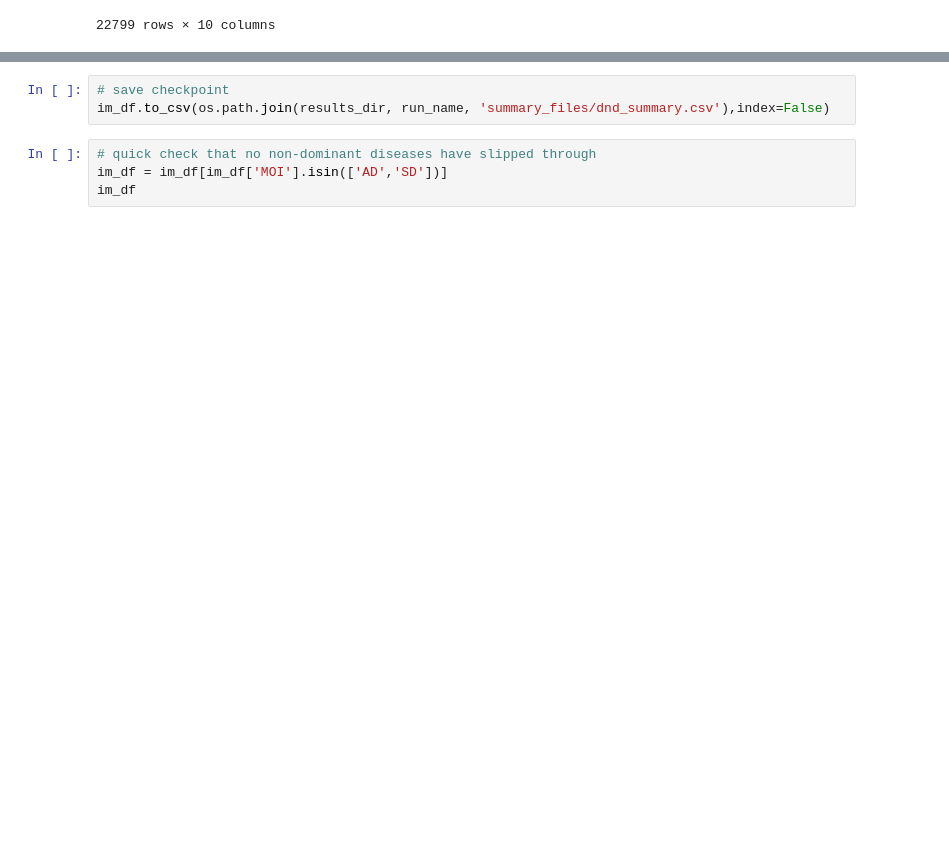
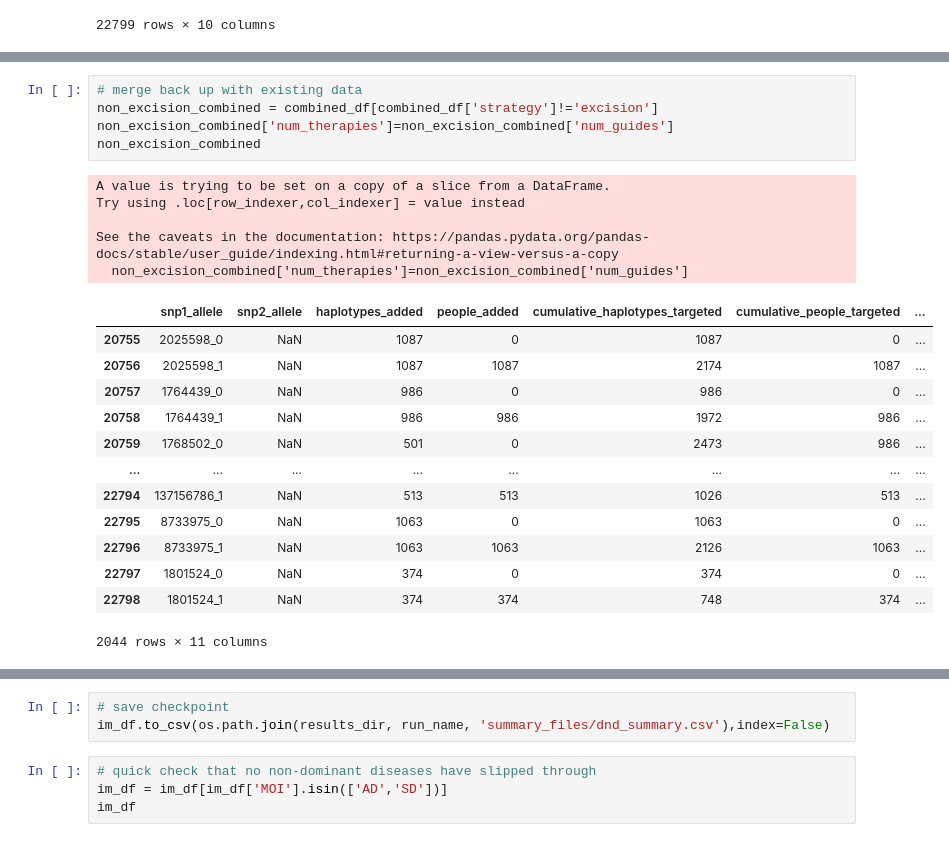
Before and after one commit to gramey02/dnd_project, a Jupyter notebook: scripts/make_summary_df/Creating_Master_DnD_DataFrame.ipynb, the cells around one changed output, grey strips where cells are left out. Drawn from its saved outputs; the diff is of its cells as text; blank space fills up the shorter version.

```diff
--- a/scripts/make_summary_df/Creating_Master_DnD_DataFrame.ipynb
+++ b/scripts/make_summary_df/Creating_Master_DnD_DataFrame.ipynb
@@ -1178,0 +1024,24 @@ Index(['hgnc_symbol', 'GENE ID (HGNC)', 'DISEASE LABEL', 'DISEASE ID (MONDO)',
+# %%
+# merge back up with existing data
+non_excision_combined = combined_df[combined_df['strategy']!='excision']
+non_excision_combined['num_therapies']=non_excision_combined['num_guides']
+non_excision_combined
+# %% [output]
+A value is trying to be set on a copy of a slice from a DataFrame.
+Try using .loc[row_indexer,col_indexer] = value instead
+
+See the caveats in the documentation: https://pandas.pydata.org/pandas-docs/stable/user_guide/indexing.html#returning-a-view-versus-a-copy
+  non_excision_combined['num_therapies']=non_excision_combined['num_guides']
+|  | snp1_allele | snp2_allele | haplotypes_added | people_added | cumulative_haplotypes_targeted | cumulative_people_targeted | ... |
+| 20755 | 2025598_0 | NaN | 1087 | 0 | 1087 | 0 | ... |
+| 20756 | 2025598_1 | NaN | 1087 | 1087 | 2174 | 1087 | ... |
+| 20757 | 1764439_0 | NaN | 986 | 0 | 986 | 0 | ... |
+| 20758 | 1764439_1 | NaN | 986 | 986 | 1972 | 986 | ... |
+| 20759 | 1768502_0 | NaN | 501 | 0 | 2473 | 986 | ... |
+| ... | ... | ... | ... | ... | ... | ... | ... |
+| 22794 | 137156786_1 | NaN | 513 | 513 | 1026 | 513 | ... |
+| 22795 | 8733975_0 | NaN | 1063 | 0 | 1063 | 0 | ... |
+| 22796 | 8733975_1 | NaN | 1063 | 1063 | 2126 | 1063 | ... |
+| 22797 | 1801524_0 | NaN | 374 | 0 | 374 | 0 | ... |
+| 22798 | 1801524_1 | NaN | 374 | 374 | 748 | 374 | ... |
+2044 rows × 11 columns
```
Also changed, not shown: parts of 39 cells of this notebook, 1 other file.
